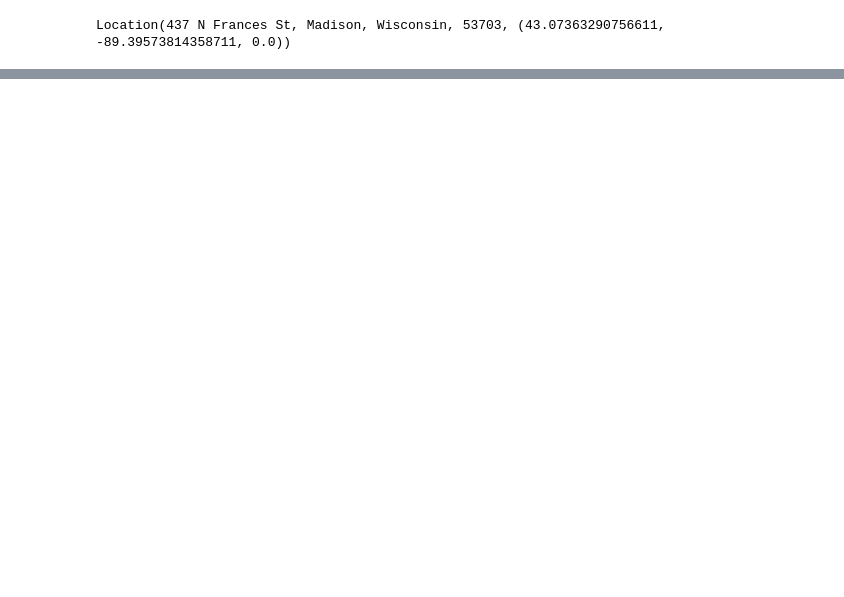
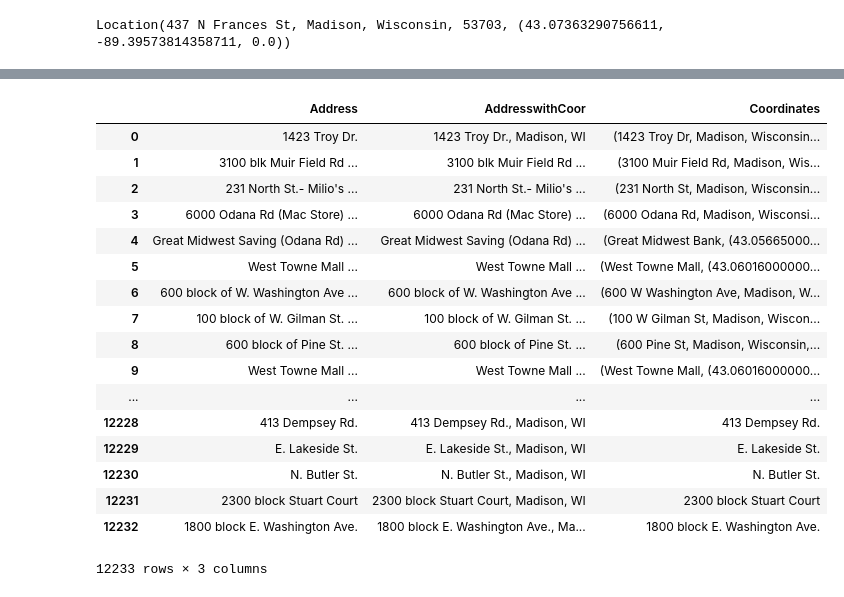
Before and after one commit to LeonTan828/Madcity_Proj, a Jupyter notebook: Data test.ipynb, the cells around one changed output, grey strips where cells are left out. Saved outputs shown, nothing was run; the diff lists cells and outputs as text; code cells hidden in the pictures; blank space fills up the shorter version.

```diff
--- a/Data test.ipynb
+++ b/Data test.ipynb
@@ -100,0 +145,6 @@ GeocoderTimedOut: Service timed out
+# %%
+newTab = incidentRep.iloc[:,6]
+type(newTab)
+newTab = newTab.to_frame()
+type(newTab)
+newTab
@@ -100,0 +170,22 @@ GeocoderTimedOut: Service timed out
+# %%
+newTab["AddresswithCoor"] = newTab["Address"] + ", Madison, WI"
+newTab
+# %% [output]
+|  | Address | AddresswithCoor | Coordinates |
+| 0 | 1423 Troy Dr. | 1423 Troy Dr., Madison, WI | (1423 Troy Dr, Madison, Wisconsin... |
+| 1 | 3100 blk Muir Field Rd ... | 3100 blk Muir Field Rd ... | (3100 Muir Field Rd, Madison, Wis... |
+| 2 | 231 North St.- Milio's ... | 231 North St.- Milio's ... | (231 North St, Madison, Wisconsin... |
+| 3 | 6000 Odana Rd (Mac Store) ... | 6000 Odana Rd (Mac Store) ... | (6000 Odana Rd, Madison, Wisconsi... |
+| 4 | Great Midwest Saving (Odana Rd) ... | Great Midwest Saving (Odana Rd) ... | (Great Midwest Bank, (43.05665000... |
+| 5 | West Towne Mall ... | West Towne Mall ... | (West Towne Mall, (43.06016000000... |
+| 6 | 600 block of W. Washington Ave ... | 600 block of W. Washington Ave ... | (600 W Washington Ave, Madison, W... |
+| 7 | 100 block of W. Gilman St. ... | 100 block of W. Gilman St. ... | (100 W Gilman St, Madison, Wiscon... |
+| 8 | 600 block of Pine St. ... | 600 block of Pine St. ... | (600 Pine St, Madison, Wisconsin,... |
+| 9 | West Towne Mall ... | West Towne Mall ... | (West Towne Mall, (43.06016000000... |
+| ... | ... | ... | ... |
+| 12228 | 413 Dempsey Rd. | 413 Dempsey Rd., Madison, WI | 413 Dempsey Rd. |
+| 12229 | E. Lakeside St. | E. Lakeside St., Madison, WI | E. Lakeside St. |
+| 12230 | N. Butler St. | N. Butler St., Madison, WI | N. Butler St. |
+| 12231 | 2300 block Stuart Court | 2300 block Stuart Court, Madison, WI | 2300 block Stuart Court |
+| 12232 | 1800 block E. Washington Ave. | 1800 block E. Washington Ave., Ma... | 1800 block E. Washington Ave. |
+12233 rows × 3 columns
```
Also changed, not shown: parts of 16 cells of this notebook.
